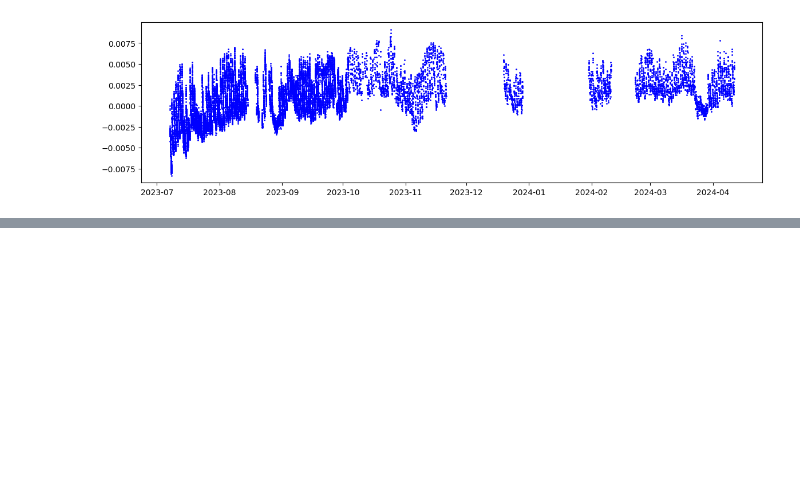
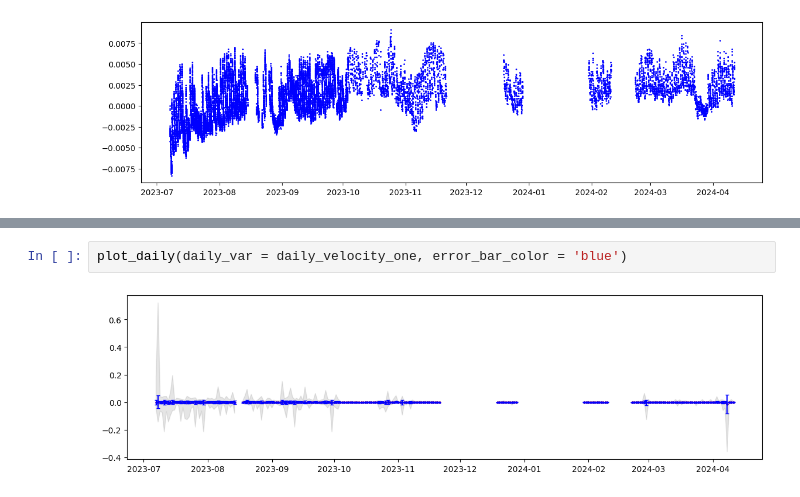
Before and after one commit to capozzolicaluan/TiltmeterAnalysis, a Jupyter notebook: Tiltimeter.ipynb, the cells around one changed output, grey strips where cells are left out. Drawn from its saved outputs; the diff is of its cells as text; blank space fills up the shorter version.

```diff
--- a/Tiltimeter.ipynb
+++ b/Tiltimeter.ipynb
@@ -269,0 +270,4 @@ plt.fill_between(daily_stats_acel.index, daily_stats_acel['min'], daily_stats_ac
+# %%
+plot_daily(daily_var = daily_velocity_one, error_bar_color = 'blue')
+# %% [output]
+[figure, added]
```
Also changed, not shown: parts of 16 cells of this notebook.
